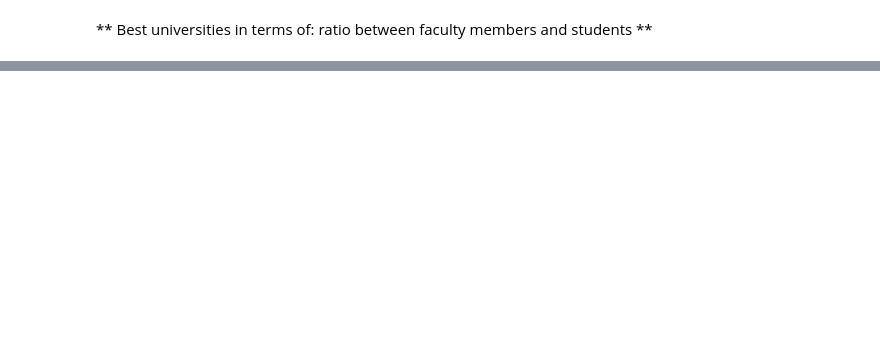
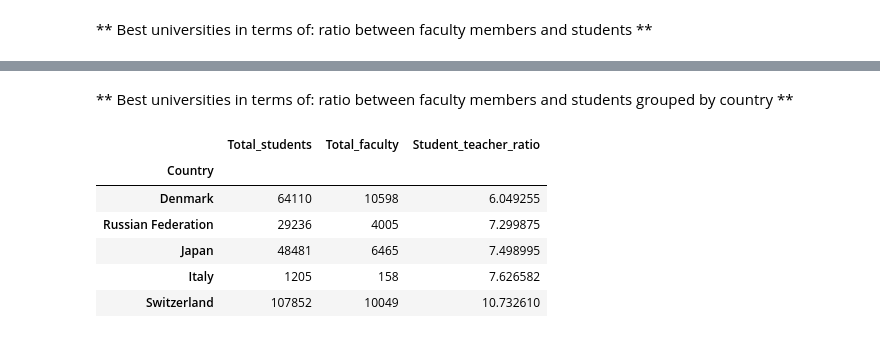
Before and after one commit to martinj96/Ada2017, a Jupyter notebook: Homework 2/Homework2.ipynb, the cells around one changed output, grey strips where cells are left out. Cells and saved outputs as stored; diff of their text form; code cells hidden in the pictures; blank space fills up the shorter version.

```diff
--- a/Homework 2/Homework2.ipynb
+++ b/Homework 2/Homework2.ipynb
@@ -299,0 +319,14 @@ find_ratio(times_ranking_df, 'Total_students', 'Total_faculty', 'Student_teacher
+# %% [markdown]
+** Best universities in terms of: ratio between faculty members and students grouped by country **
+# %%
+# Group the data according to the value of the country attribute
+# Calculate the ratio between the number of students and staff members, sort the dataframe according to that value
+find_ratio(times_ranking_df, 'Total_students', 'Total_faculty', 'Student_teacher_ratio', 'Country', ascending=True).head(5)
+# %% [output]
+|  | Total_students | Total_faculty | Student_teacher_ratio |
+| Country |  |  |  |
+| Denmark | 64110 | 10598 | 6.049255 |
+| Russian Federation | 29236 | 4005 | 7.299875 |
+| Japan | 48481 | 6465 | 7.498995 |
+| Italy | 1205 | 158 | 7.626582 |
+| Switzerland | 107852 | 10049 | 10.732610 |
```
Also changed, not shown: parts of 12 cells of this notebook.
